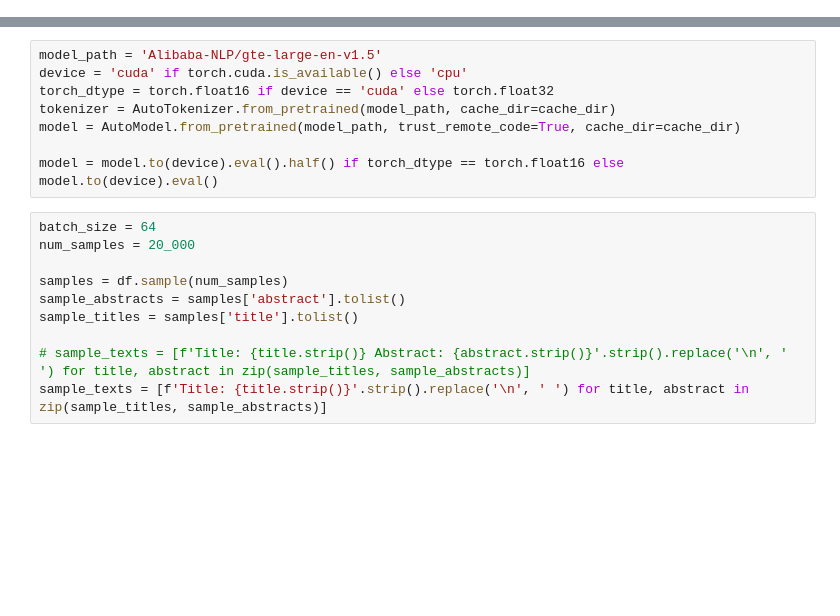
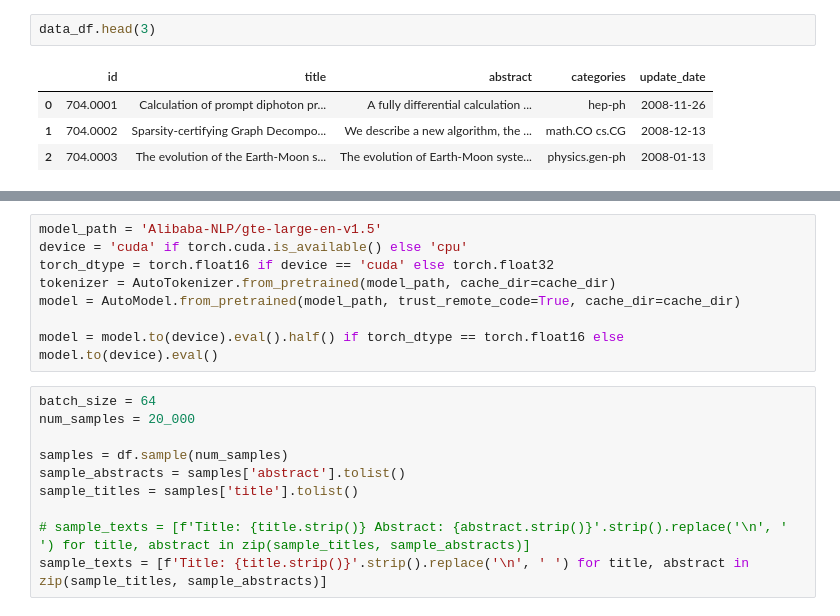
Before and after one commit to Gabriel9753/ArxivAbstractProject, a Jupyter notebook: src/eda.ipynb, the cells around one changed output, grey strips where cells are left out. Saved outputs shown, nothing was run; the diff lists cells and outputs as text; blank space fills up the shorter version.

```diff
--- a/src/eda.ipynb
+++ b/src/eda.ipynb
@@ -22,0 +243,7 @@ df.head()
+# %%
+data_df.head(3)
+# %% [output]
+|  | id | title | abstract | categories | update_date |
+| 0 | 704.0001 | Calculation of prompt diphoton pr... | A fully differential calculation ... | hep-ph | 2008-11-26 |
+| 1 | 704.0002 | Sparsity-certifying Graph Decompo... | We describe a new algorithm, the ... | math.CO cs.CG | 2008-12-13 |
+| 2 | 704.0003 | The evolution of the Earth-Moon s... | The evolution of Earth-Moon syste... | physics.gen-ph | 2008-01-13 |
```
Also changed, not shown: parts of 24 cells of this notebook, 3 other files.
